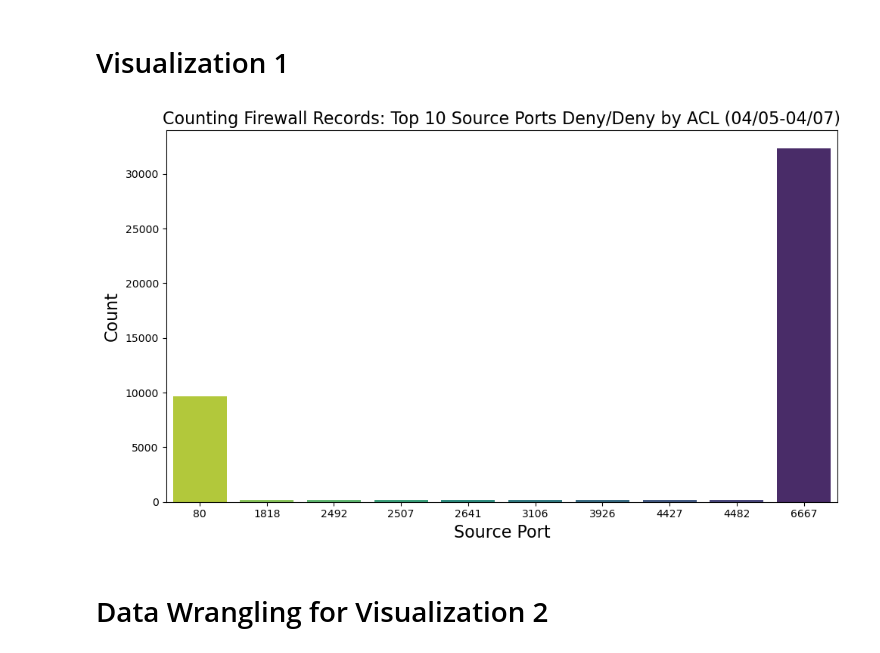
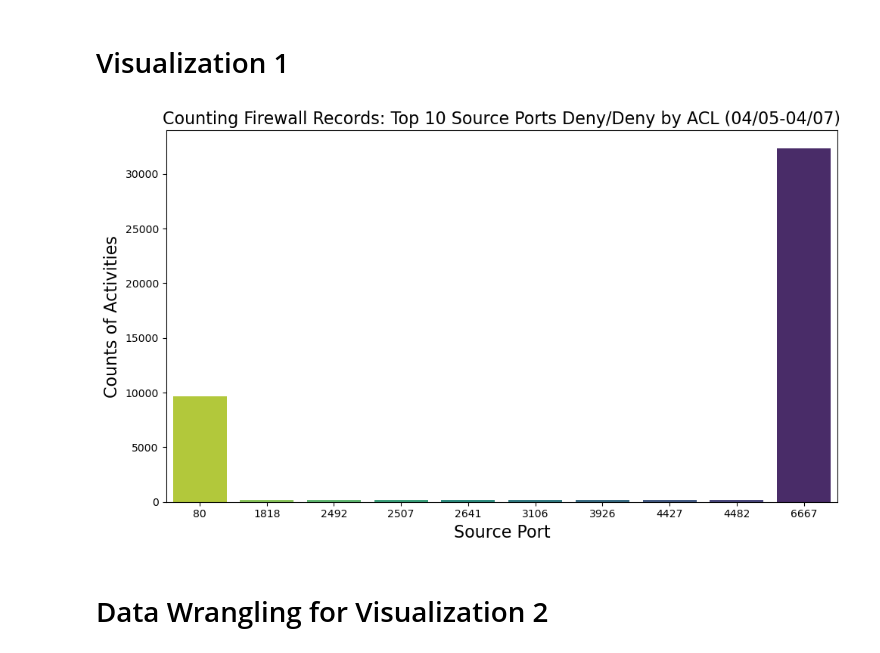
Before and after one commit to ssusnea/sds235-hw4, a Jupyter notebook: Firewall_vis.ipynb, the cells around one changed output. Drawn from its saved outputs; the diff is of its cells as text; code cells hidden in the pictures.

```diff
--- a/Firewall_vis.ipynb
+++ b/Firewall_vis.ipynb
@@ -32,20 +32,20 @@ filtered_top10_count = filtered_top10.groupby('Source port').size().reset_index(
 # %%
 # bar plot for top 10 denied source port 04/05-04/07
 
 # Plotting
 plt.figure(figsize=(10, 6))
 sns.barplot(data=filtered_top10_count, x=pd.to_numeric(filtered_top10_count['Source port']), y='count_source_port', palette= 'viridis_r')
 
 # Customizing the plot
 plt.title("Counting Firewall Records: Top 10 Source Ports Deny/Deny by ACL (04/05-04/07)", fontsize=16)
 plt.xlabel("Source Port", fontsize=16)
-plt.ylabel("Count", fontsize=16)
+plt.ylabel("Counts of Activities", fontsize=16)
 plt.tight_layout()
 
 # Display the plot
 plt.show()
 # %% [output]
-[figure, old version]
+[figure, new version]
 # %% [markdown]
 # Data Wrangling for Visualization 2
 # %%
```
Also changed, not shown: parts of 1 cell of this notebook.
